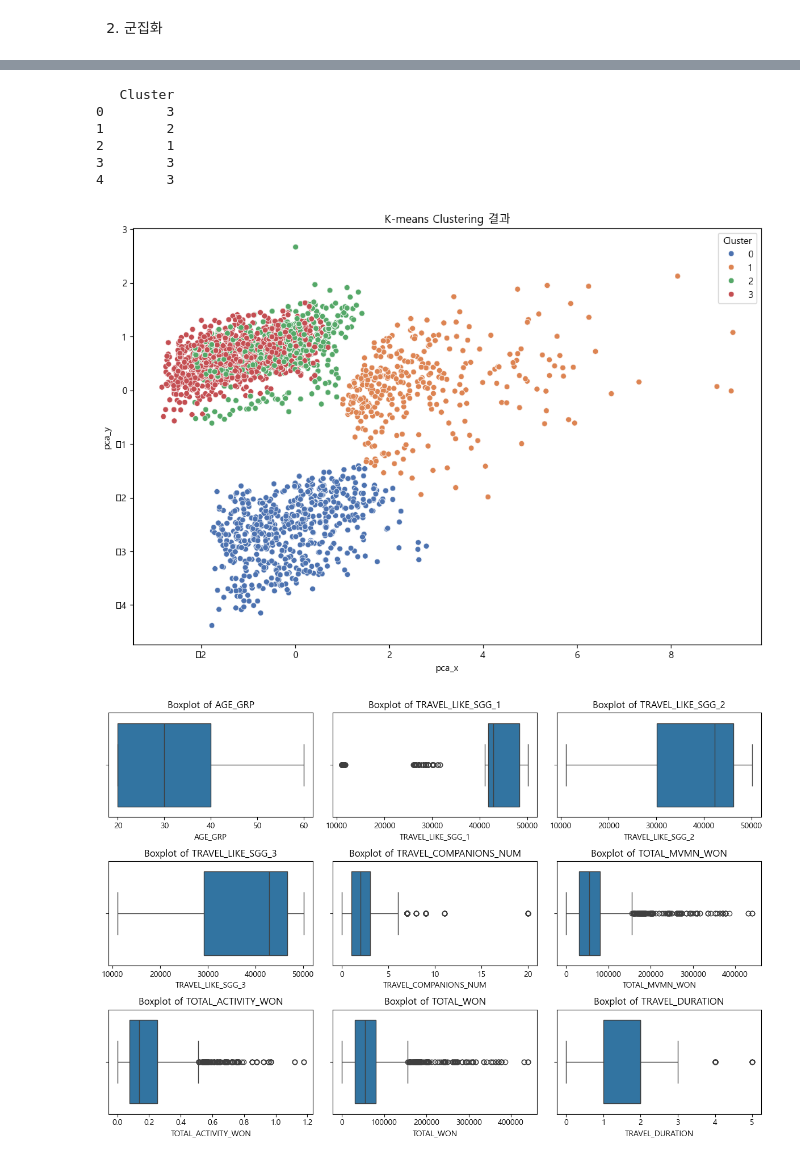
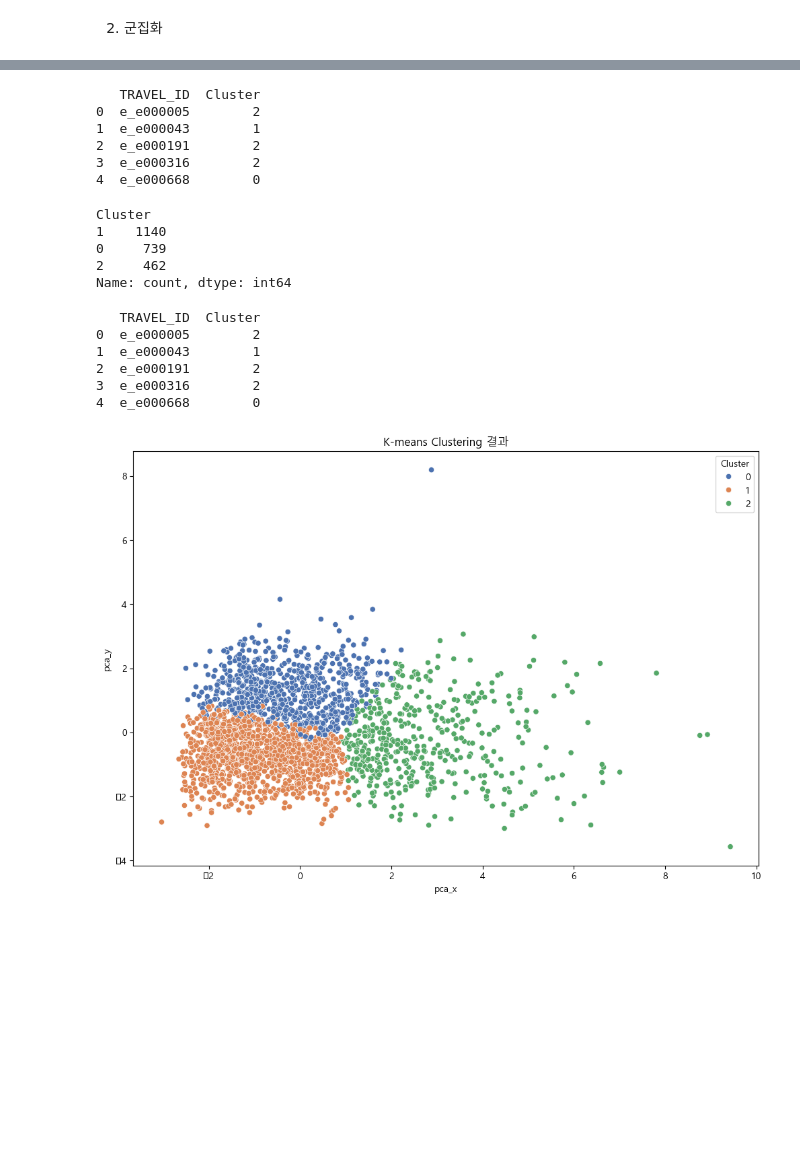
Before and after one commit to bomi03/Bokseol, a Jupyter notebook: data_analysis.ipynb, the cells around one changed output, grey strips where cells are left out. Saved outputs shown, nothing was run; the diff lists cells and outputs as text; code cells hidden in the pictures; blank space fills up the shorter version.

```diff
--- a/data_analysis.ipynb
+++ b/data_analysis.ipynb
@@ -151,45 +421,51 @@ print(travel_log_final.head())
 # %%
-# 군집화 (KMeans 예시)
-kmeans = KMeans(n_clusters=4, random_state=42)
-travel_log_final['Cluster'] = kmeans.fit_predict(travel_log_final)
+# KMeans 군집화
+kmeans = KMeans(n_clusters=3, random_state=41)
+travel_log_grouped['Cluster'] = kmeans.fit_predict(travel_log_final)  # travel_log_final을 사용하여 군집화
 
-# 군집 결과 확인
-print(travel_log_final[['Cluster']].head())
+# 군집화 결과 확인
+print(travel_log_grouped[['TRAVEL_ID', 'Cluster']].head())
 # %% [output]
-   Cluster
-0        3
-1        2
-2        1
-3        3
-4        3
+   TRAVEL_ID  Cluster
+0  e_e000005        2
+1  e_e000043        1
+2  e_e000191        2
+3  e_e000316        2
+4  e_e000668        0
+# %%
+# 각 군집에 속한 데이터 포인트의 수를 확인
+cluster_sizes = travel_log_grouped['Cluster'].value_counts()
+
+# 군집 크기 출력
+print(cluster_sizes)
+# %% [output]
+Cluster
+1    1140
+0     739
+2     462
+Name: count, dtype: int64
 # %%
 # PCA를 이용하여 2차원으로 축소
 pca = PCA(n_components=2)
-pca_components = pca.fit_transform(travel_log_final)
-travel_log_final['pca_x'] = pca_components[:, 0]
-travel_log_final['pca_y'] = pca_components[:, 1]
+pca_components = pca.fit_transform(travel_log_final)  # travel_log_final에서 PCA 수행
 
+# PCA 결과를 travel_log_grouped에 추가
+travel_log_grouped['pca_x'] = pca_components[:, 0]
+travel_log_grouped['pca_y'] = pca_components[:, 1]
+
+# 군집화 결과 확인 (Cluster가 이미 travel_log_grouped에 존재하는 상태에서)
+print(travel_log_grouped[['TRAVEL_ID', 'Cluster']].head())
+
+# 군집화 결과 시각화
 plt.figure(figsize=(12, 8))
-sns.scatterplot(x='pca_x', y='pca_y', hue='Cluster', data=travel_log_final, palette='deep')
+sns.scatterplot(x='pca_x', y='pca_y', hue='Cluster', data=travel_log_grouped, palette='deep')
 plt.title('K-means Clustering 결과')
 plt.show()
 # %% [output]
+   TRAVEL_ID  Cluster
+0  e_e000005        2
+1  e_e000043        1
+2  e_e000191        2
+3  e_e000316        2
+4  e_e000668        0
-[figure, old version]
+[figure, new version]
-# %%
-import seaborn as sns
-import matplotlib.pyplot as plt
-
-# 수치형 변수에 대해 박스플롯을 그려 이상값을 확인
-numerical_columns = ['AGE_GRP', 'TRAVEL_LIKE_SGG_1', 'TRAVEL_LIKE_SGG_2', 'TRAVEL_LIKE_SGG_3',
-                     'TRAVEL_COMPANIONS_NUM', 'TOTAL_MVMN_WON', 'TOTAL_ACTIVITY_WON', 'TOTAL_WON',
-                     'TRAVEL_DURATION']
-
-plt.figure(figsize=(12, 8))
-for i, col in enumerate(numerical_columns, 1):
-    plt.subplot(3, 3, i)
-    sns.boxplot(x=travel_log[col])
-    plt.title(f'Boxplot of {col}')
-plt.tight_layout()
-plt.show()
-# %% [output]
-[figure, removed]
```
Also changed, not shown: parts of 18 cells of this notebook, 2 other files.
